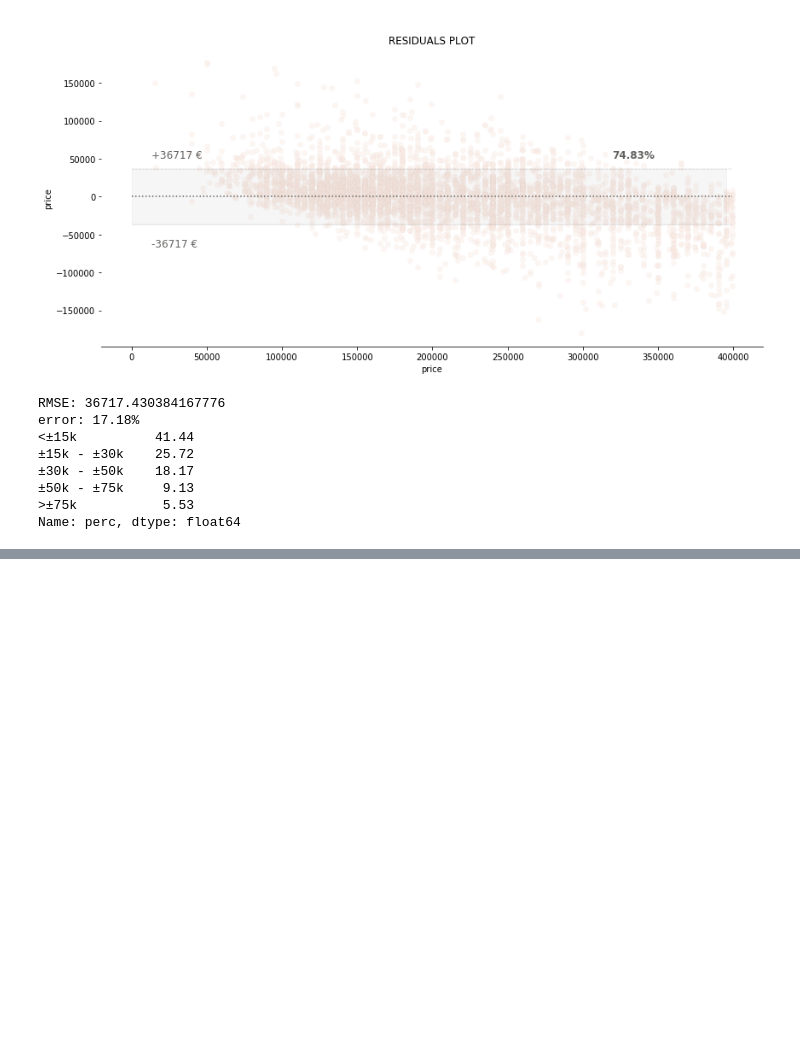
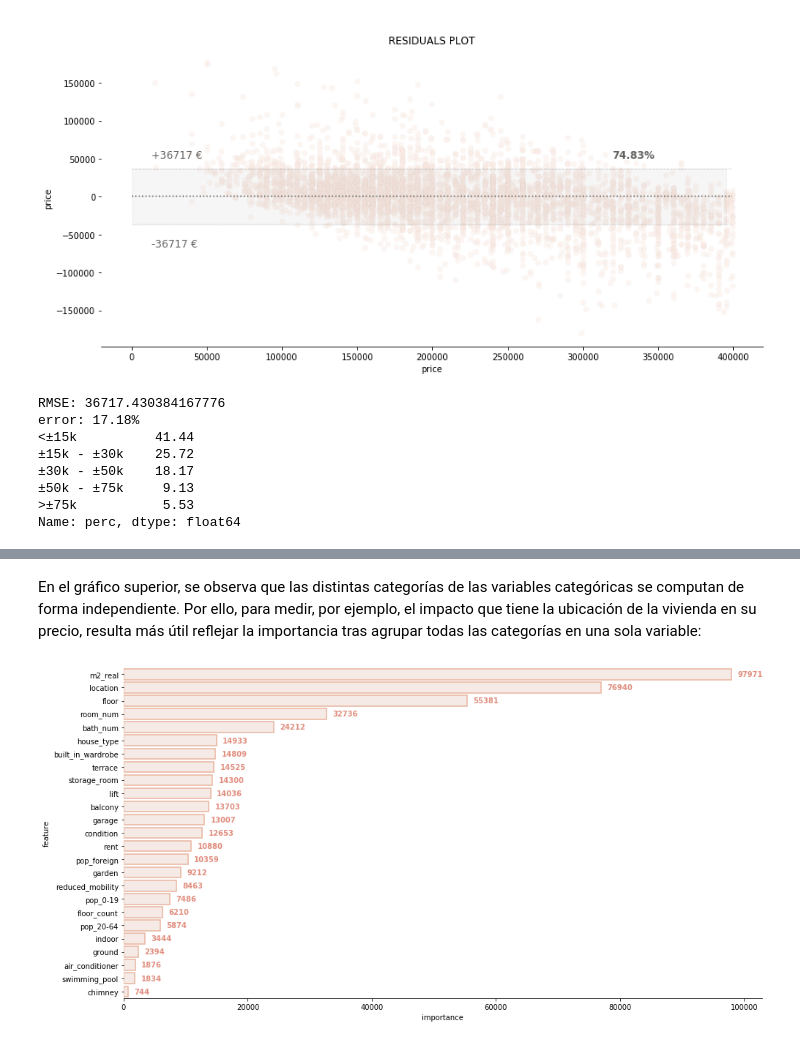
Before and after one commit to Hlaboa/houses-data-analysis, a Jupyter notebook: 4_model.ipynb, the cells around one changed output, grey strips where cells are left out. Drawn from its saved outputs; the diff is of its cells as text; code cells hidden in the pictures; blank space fills up the shorter version.

```diff
--- a/4_model.ipynb
+++ b/4_model.ipynb
@@ -351,0 +366,14 @@ def custome_residuals_plot(residuals, y_test, rmse):
+# %%
+def collapse_cat_importance(data, data2, param, prefix=False):
+
+    if(prefix!=False):
+        cats = [prefix + s for s in data2[param].unique().tolist()]
+    else:
+        cats = data2[param].unique().tolist()
+
+    mask = data.feature.isin(cats)
+    importance = data[mask].sum()[1]
+    feats_collapsed = data[~mask]
+    feats_collapsed = feats_collapsed.append({'feature' : param , 'importance' : importance} , ignore_index=True)
+
+    return feats_collapsed.sort_values('importance', ascending=False)
@@ -665,0 +741,12 @@ x_points=np.arange(1,4001,1)
+# %% [markdown]
+En el gráfico superior, se observa que las distintas categorías de las variables categóricas se computan de forma independiente. Por ello, para medir, por ejemplo, el impacto que tiene la ubicación de la vivienda en su precio, resulta más útil reflejar la importancia tras agrupar todas las categorías en una sola variable:
+# %%
+feature_importance_df = get_xgb_imp(xgb_model, X.columns.values)
+feature_importance_df = collapse_cat_importance(feature_importance_df, df4, 'house_type')
+feature_importance_df = collapse_cat_importance(feature_importance_df, df4, 'condition')
+feature_importance_df = collapse_cat_importance(feature_importance_df, df4, 'location')
+feature_importance_df = collapse_cat_importance(feature_importance_df, df4, 'garage', 'garage_')
+
+custome_barplot('feature','importance',feature_importance_df,14,7)
+# %% [output]
+[figure, added]
```
Also changed, not shown: parts of 19 cells of this notebook, 1 other file.
